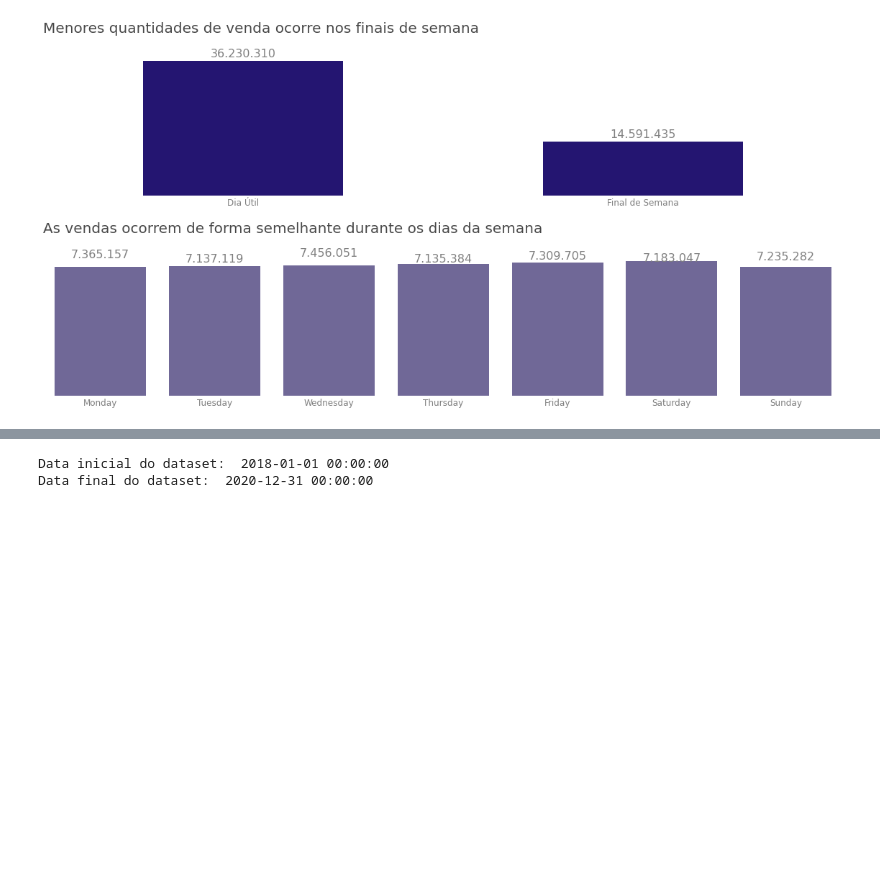
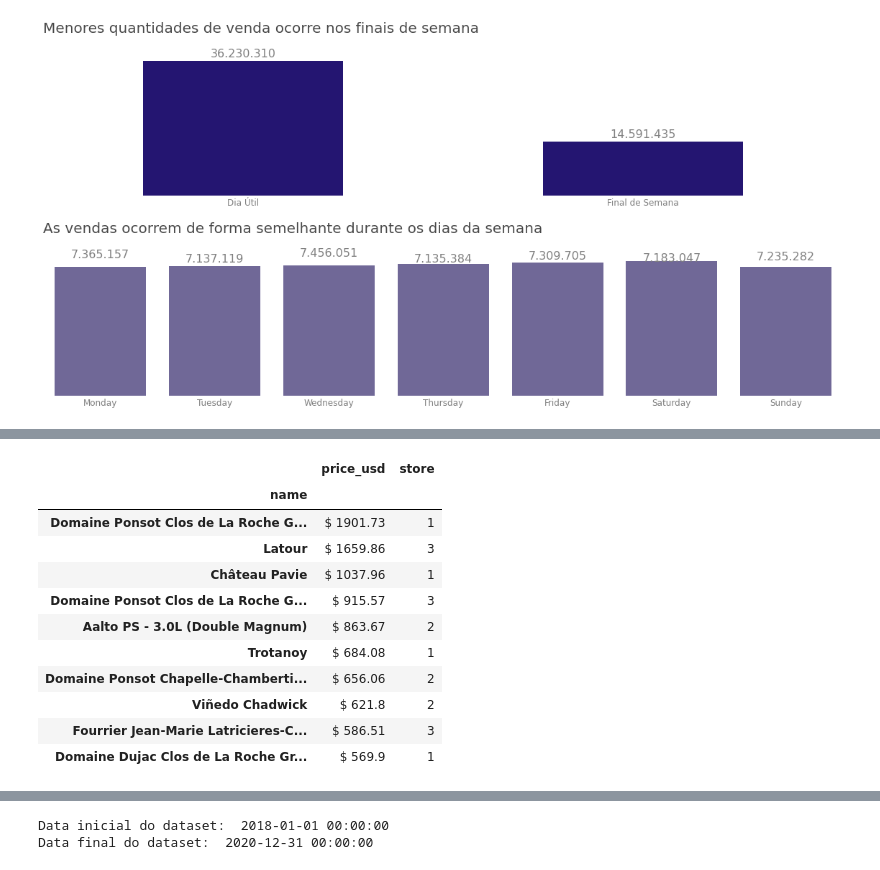
Before and after one commit to FerrazThales/demand_forecasting_prophet, a Jupyter notebook: Demand_Forecasting_with_SARIMA,_XGBoost_and_Prophet.ipynb, the cells around one changed output, grey strips where cells are left out. Saved outputs shown, nothing was run; the diff lists cells and outputs as text; code cells hidden in the pictures; blank space fills up the shorter version.

```diff
--- a/Demand_Forecasting_with_SARIMA,_XGBoost_and_Prophet.ipynb
+++ b/Demand_Forecasting_with_SARIMA,_XGBoost_and_Prophet.ipynb
@@ -661,0 +687,19 @@ O vinho mais barato do catálogo é o Cava Juvé & Camps Cinta Purpura Reserva B
+# %%
+#buscando os 10 vinhos mais caros
+vinhos_mais_caros = df.drop_duplicates(subset='name',ignore_index=True).sort_values(by='price_usd',ascending=False)[:10][['name','price_usd','store']]
+
+#ajustando o layout do dataframe
+vinhos_mais_caros.set_index('name').style.background_gradient(cmap='PuBu').set_precision(2).format({'price_usd':'$ {}'})
+# %% [output]
+|  | price_usd | store |
+| name |  |  |
+| Domaine Ponsot Clos de La Roche G... | $ 1901.73 | 1 |
+| Latour | $ 1659.86 | 3 |
+| Château Pavie | $ 1037.96 | 1 |
+| Domaine Ponsot Clos de La Roche G... | $ 915.57 | 3 |
+| Aalto PS - 3.0L (Double Magnum) | $ 863.67 | 2 |
+| Trotanoy | $ 684.08 | 1 |
+| Domaine Ponsot Chapelle-Chamberti... | $ 656.06 | 2 |
+| Viñedo Chadwick | $ 621.8 | 2 |
+| Fourrier Jean-Marie Latricieres-C... | $ 586.51 | 3 |
+| Domaine Dujac Clos de La Roche Gr... | $ 569.9 | 1 |
```
Also changed, not shown: parts of 20 cells of this notebook.
